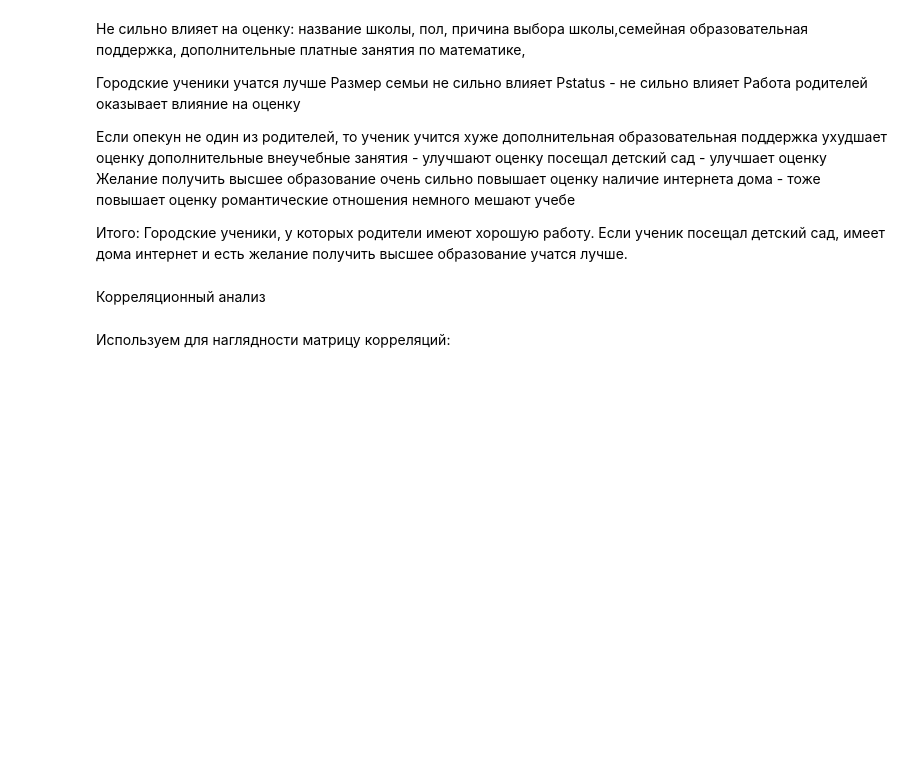
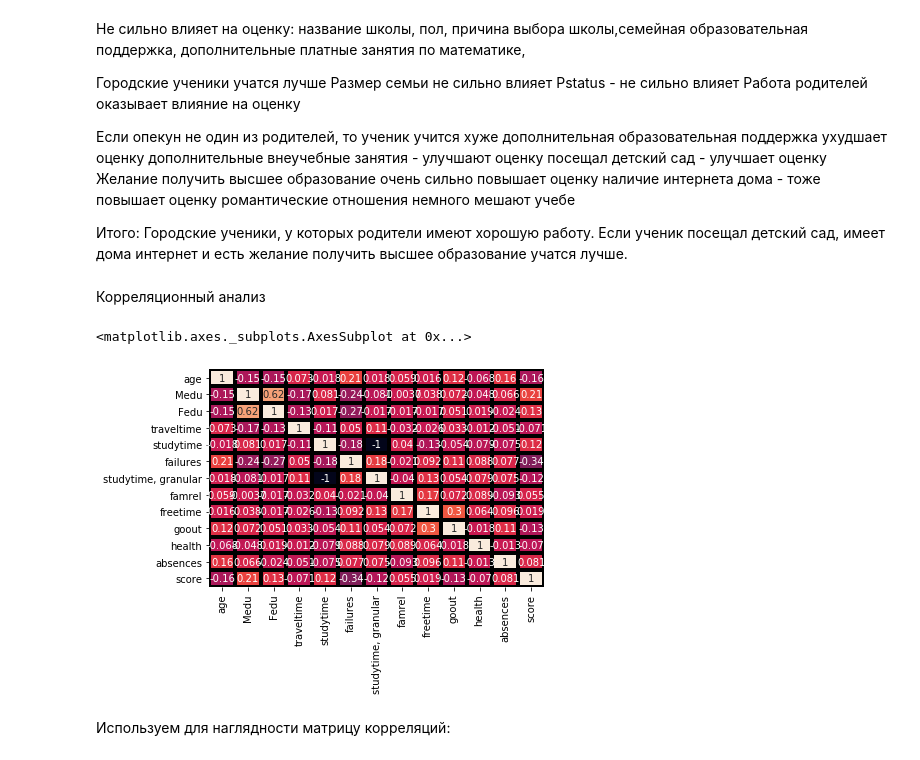
Before and after one commit to minikh/data-science-course, a Jupyter notebook: skillfactory_rds/module_2/unit_2-PROJECT.ipynb, the cells around one changed output. Drawn from its saved outputs; the diff is of its cells as text; code cells hidden in the pictures; blank space fills up the shorter version.

```diff
--- a/skillfactory_rds/module_2/unit_2-PROJECT.ipynb
+++ b/skillfactory_rds/module_2/unit_2-PROJECT.ipynb
@@ -489,3 +487,9 @@ sns.pairplot(students, kind = 'reg')
+# %%
+# sns.pairplot(students, kind = 'reg')
+sns.heatmap(students.corr(), annot = True, fmt='.2g', linewidths=3, linecolor='black', cbar=False)
+# %% [output]
+<matplotlib.axes._subplots.AxesSubplot at 0x...>
+[figure, added]
 # %% [markdown]
 Используем для наглядности матрицу корреляций:
 # %%
```
Also changed, not shown: parts of 6 cells of this notebook.
